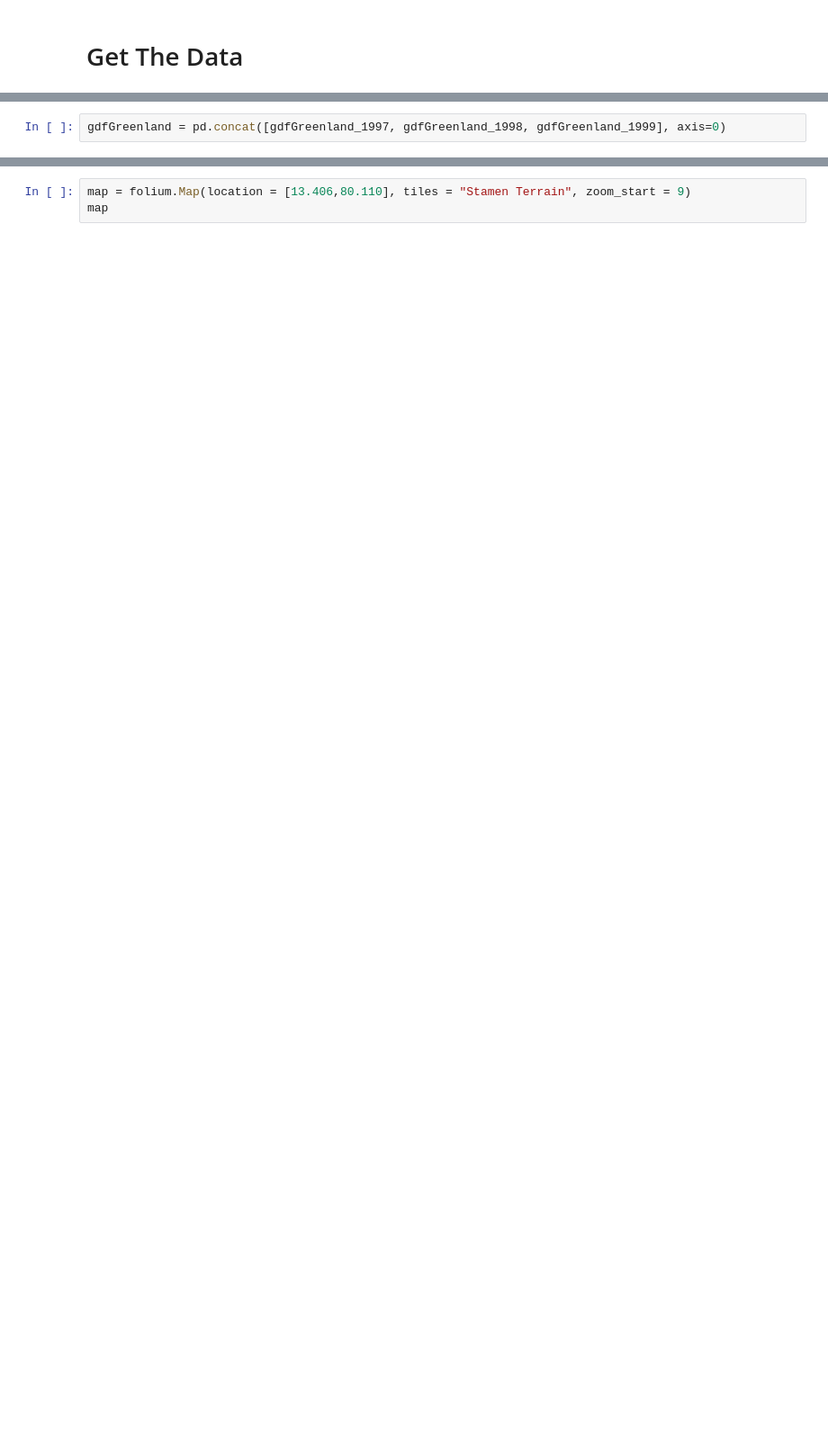
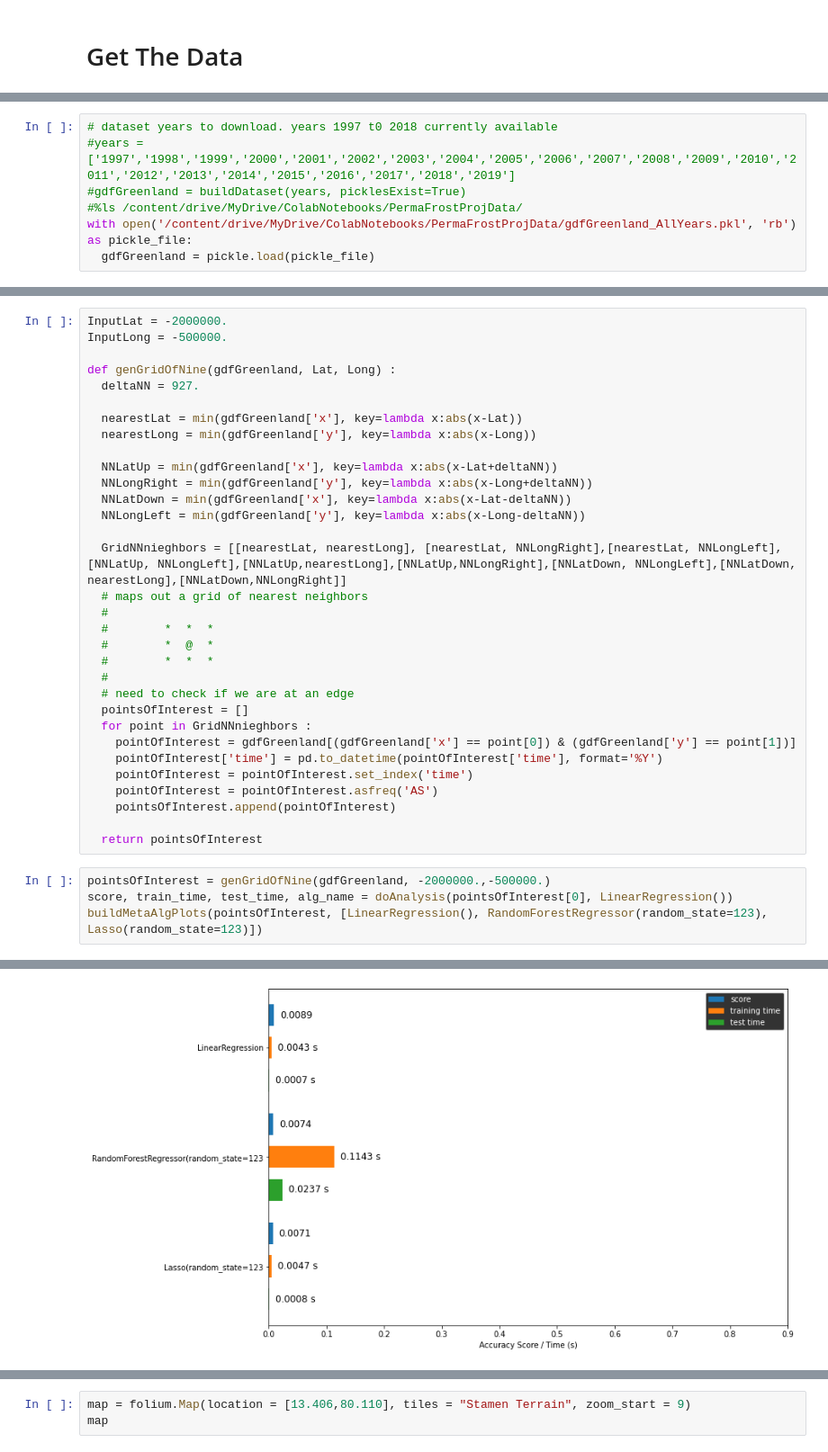
Before and after one commit to lucasflores/PermaLost, a Jupyter notebook: PermaFrostProj.ipynb, the cells around one changed output, grey strips where cells are left out. Shown: that part at 90% size. Cells and saved outputs as stored; diff of their text form; blank space fills up the shorter version.

```diff
--- a/PermaFrostProj.ipynb
+++ b/PermaFrostProj.ipynb
@@ -229,2 +132,0 @@ gdfGreenland_1999['time'] = gdfGreenland_1999['time'].apply(lambda x: x.year) #
-# %%
-gdfGreenland = pd.concat([gdfGreenland_1997, gdfGreenland_1998, gdfGreenland_1999], axis=0)
@@ -400,0 +268,7 @@ plt.show()
+# %%
+# dataset years to download. years 1997 t0 2018 currently available
+#years = ['1997','1998','1999','2000','2001','2002','2003','2004','2005','2006','2007','2008','2009','2010','2011','2012','2013','2014','2015','2016','2017','2018','2019']
+#gdfGreenland = buildDataset(years, picklesExist=True)
+#%ls /content/drive/MyDrive/ColabNotebooks/PermaFrostProjData/
+with open('/content/drive/MyDrive/ColabNotebooks/PermaFrostProjData/gdfGreenland_AllYears.pkl', 'rb') as pickle_file:
+  gdfGreenland = pickle.load(pickle_file)
@@ -400,0 +277,37 @@ plt.show()
+# %%
+InputLat = -2000000.
+InputLong = -500000.
+
+def genGridOfNine(gdfGreenland, Lat, Long) :
+  deltaNN = 927.
+
+  nearestLat = min(gdfGreenland['x'], key=lambda x:abs(x-Lat))
+  nearestLong = min(gdfGreenland['y'], key=lambda x:abs(x-Long))
+
+  NNLatUp = min(gdfGreenland['x'], key=lambda x:abs(x-Lat+deltaNN))
+  NNLongRight = min(gdfGreenland['y'], key=lambda x:abs(x-Long+deltaNN))
+  NNLatDown = min(gdfGreenland['x'], key=lambda x:abs(x-Lat-deltaNN))
+  NNLongLeft = min(gdfGreenland['y'], key=lambda x:abs(x-Long-deltaNN))
+
+  GridNNnieghbors = [[nearestLat, nearestLong], [nearestLat, NNLongRight],[nearestLat, NNLongLeft],[NNLatUp, NNLongLeft],[NNLatUp,nearestLong],[NNLatUp,NNLongRight],[NNLatDown, NNLongLeft],[NNLatDown, nearestLong],[NNLatDown,NNLongRight]]
+  # maps out a grid of nearest neighbors
+  #
+  #        *  *  *
+  #        *  @  *
+  #        *  *  *
+  #
+  # need to check if we are at an edge
+  pointsOfInterest = []
+  for point in GridNNnieghbors :
+    pointOfInterest = gdfGreenland[(gdfGreenland['x'] == point[0]) & (gdfGreenland['y'] == point[1])]
+    pointOfInterest['time'] = pd.to_datetime(pointOfInterest['time'], format='%Y')
+    pointOfInterest = pointOfInterest.set_index('time')
+    pointOfInterest = pointOfInterest.asfreq('AS')
+    pointsOfInterest.append(pointOfInterest)
+
+  return pointsOfInterest
+# %%
+pointsOfInterest = genGridOfNine(gdfGreenland, -2000000.,-500000.)
+score, train_time, test_time, alg_name = doAnalysis(pointsOfInterest[0], LinearRegression())
+buildMetaAlgPlots(pointsOfInterest, [LinearRegression(), RandomForestRegressor(random_state=123), Lasso(random_state=123)])
+# %% [output]
@@ -400,0 +331 @@ plt.show()
+[figure, added]
```
Also changed, not shown: parts of 45 cells of this notebook.
